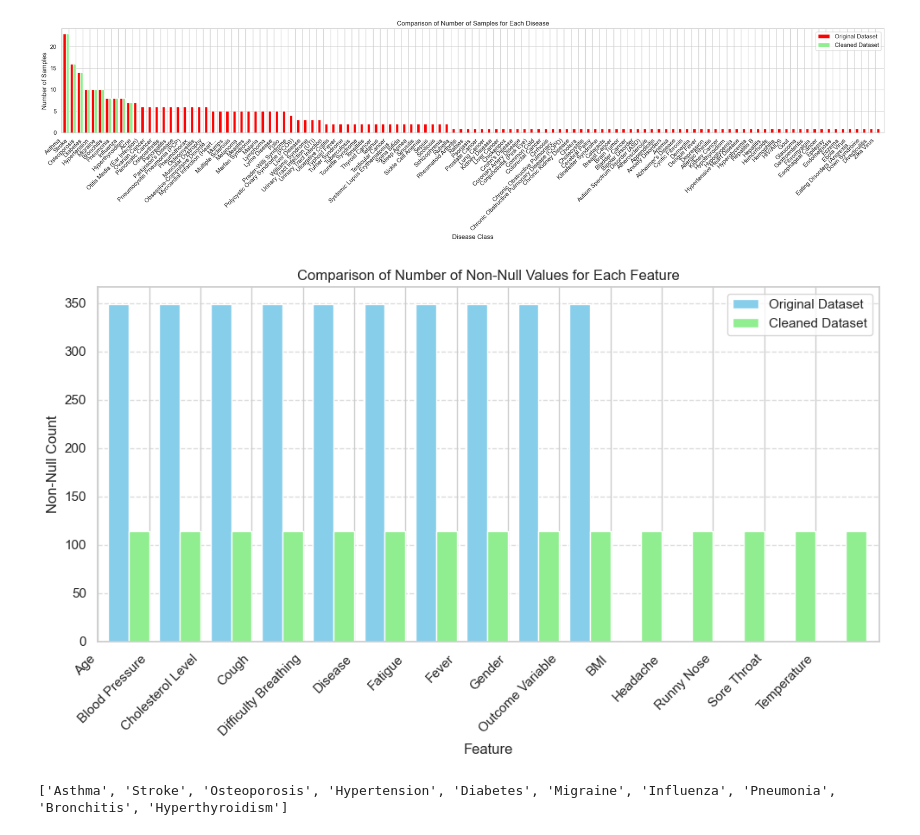
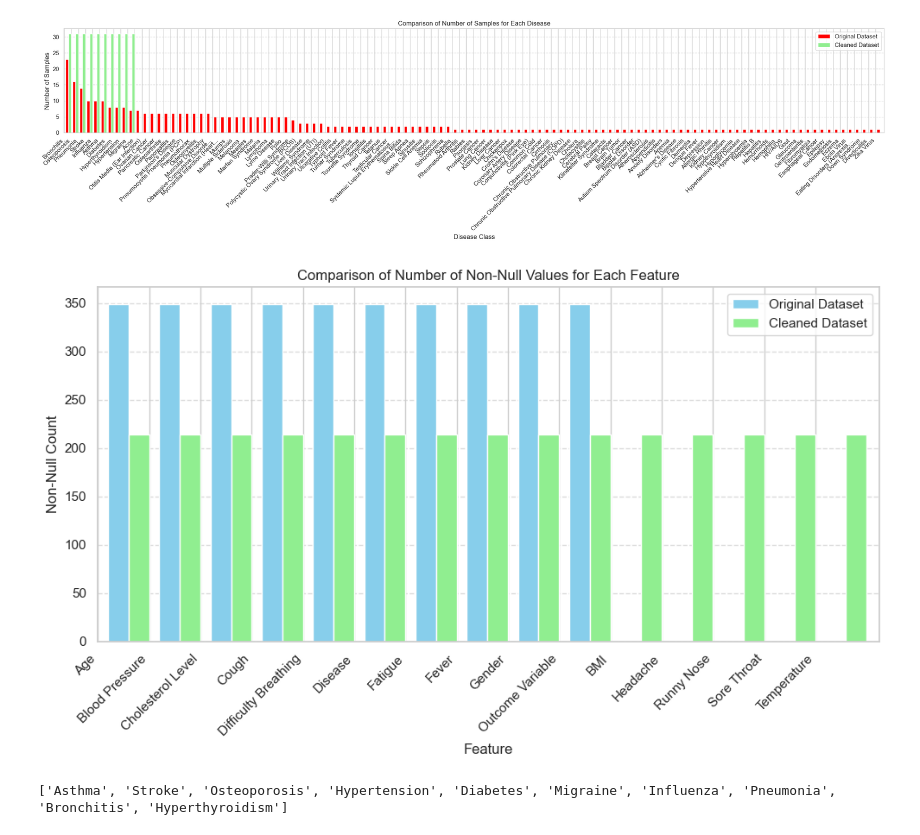
Before and after one commit to hollepat/VirtualDoctor_, a Jupyter notebook: classification_model/datasets/Datasets.ipynb, the cells around one changed output. Cells and saved outputs as stored; diff of their text form; code cells hidden in the pictures.

Commit message:
fix dataset and start using balanced dataset

```diff
--- a/classification_model/datasets/Datasets.ipynb
+++ b/classification_model/datasets/Datasets.ipynb
@@ -7,7 +7,7 @@ pd.set_option('display.max_rows', None)
 
 # Open locally stored datasets
 df = pd.read_csv('kaggle/Disease Symptoms and Patient Profile Dataset_exported.csv')
-df_cleaned = pd.read_csv('kaggle/Disease Symptoms and Patient Profile Dataset_filtered.csv')
+df_cleaned = pd.read_csv('kaggle/Disease Symptoms and Patient Profile Dataset_balanced.csv')
 
 # Display statistics of number of classes and number of samples for each class in graph
 disease_occurrence_count = df['Disease'].value_counts()
@@ -22,34 +22,34 @@ disease_occurrence_count_cleaned = disease_occurrence_count_cleaned.reindex(all_
 
 # Plot the distribution of diseases
 plt.figure(figsize=(22, 6))
 
 # Plot dataset 1 (original dataset)
 disease_occurrence_count.plot(kind='bar', color='red', width=0.4, position=-0.5, label='Original Dataset')
 
 # Plot dataset 2 (cleaned dataset)
 disease_occurrence_count_cleaned.plot(kind='bar', color='lightgreen', width=0.4, position=-1.5, label='Cleaned Dataset')
 
 # Add labels and title
 plt.title('Comparison of Number of Samples for Each Disease')
 plt.xlabel('Disease Class')
 plt.ylabel('Number of Samples')
 
 # Rotate x-axis labels to avoid overlap
 plt.xticks(rotation=45, ha='right')
 
 # Add grid for better readability
 plt.grid(axis='y', linestyle='--', alpha=0.7)
 
 # Add legend
 plt.legend()
 
 # Adjust layout to make sure everything fits (important for long labels)
 plt.tight_layout()
 
 # Display the plot
 plt.show()
 # %% [output]
-[figure, old version]
+[figure, new version]
 # %%
 import pandas as pd
 import matplotlib.pyplot as plt
@@ -96,7 +96,7 @@ plt.tight_layout()
 # Display the plot
 plt.show()
 # %% [output]
-[figure, old version]
+[figure, new version]
 # %%
 """
 Data Cleaning
```
Also changed, not shown: 3 other files.
